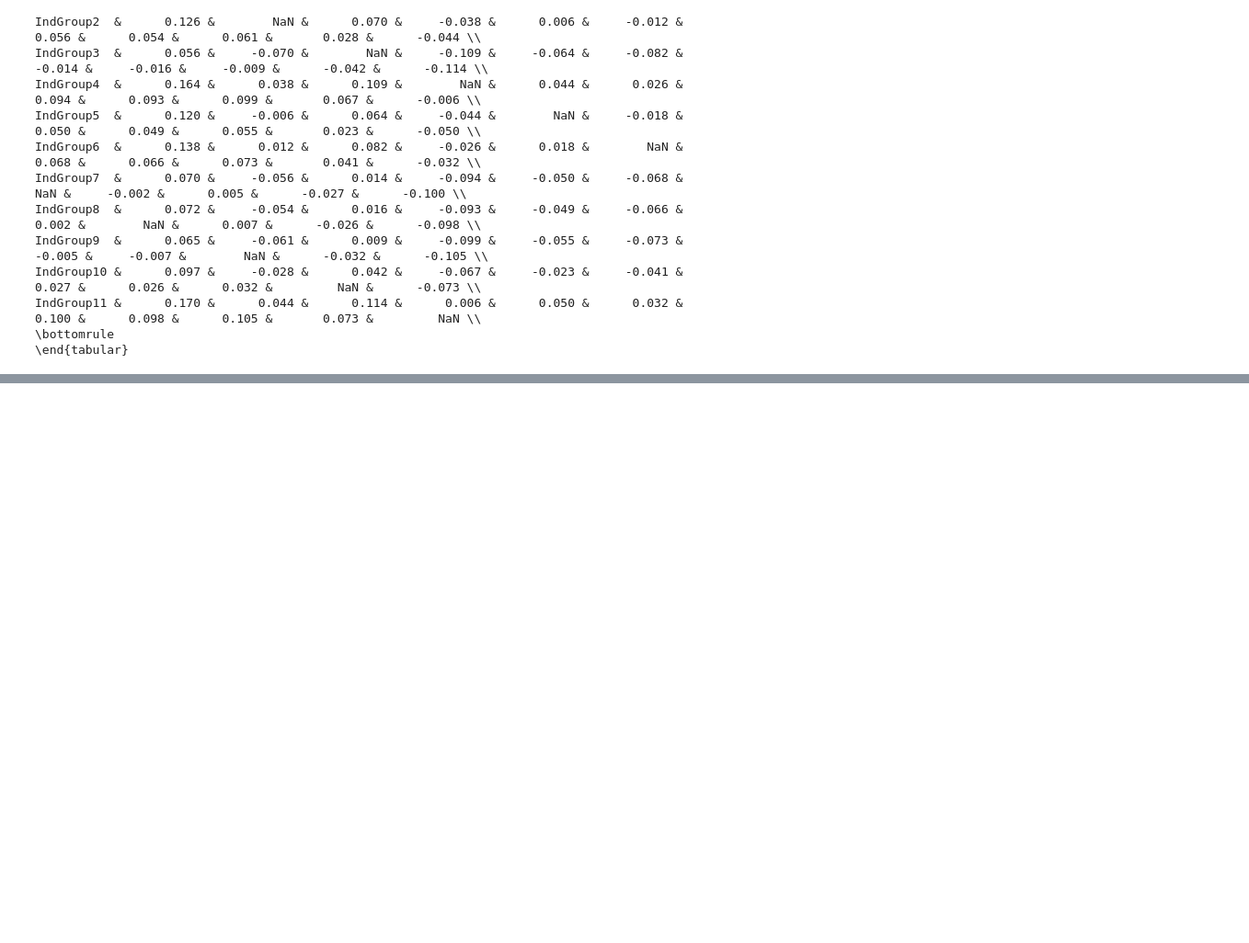
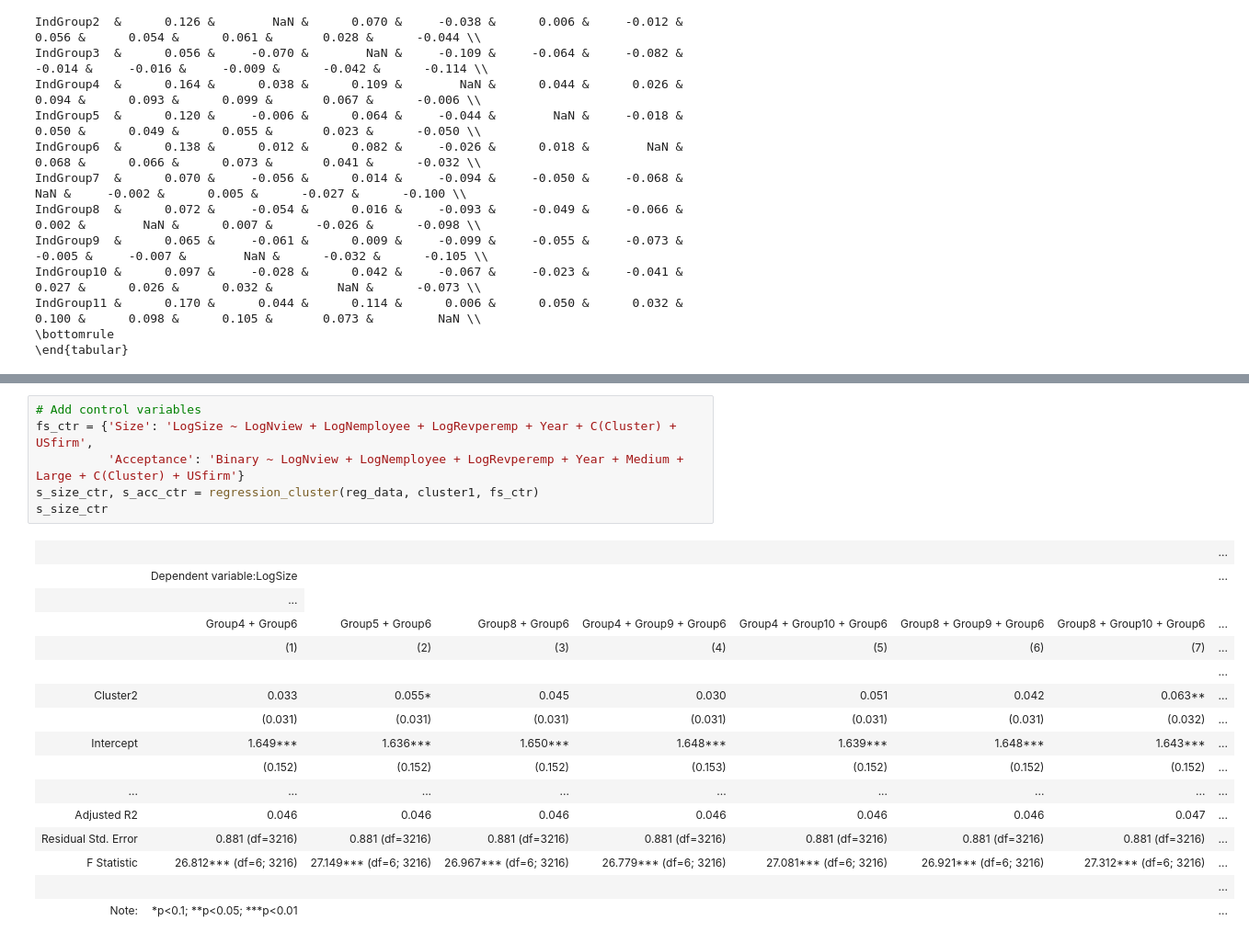
Before and after one commit to wanxii/nonlinear-pricing, a Jupyter notebook: regression.ipynb, the cells around one changed output, grey strips where cells are left out. Shown at 92% size. Saved outputs shown, nothing was run; the diff lists cells and outputs as text; blank space fills up the shorter version.

```diff
--- a/regression.ipynb
+++ b/regression.ipynb
@@ -1101,0 +1212,23 @@ IndGroup11 &      0.170 &      0.044 &      0.114 &      0.006 &      0.050 &
+# %%
+# Add control variables
+fs_ctr = {'Size': 'LogSize ~ LogNview + LogNemployee + LogRevperemp + Year + C(Cluster) + USfirm',
+          'Acceptance': 'Binary ~ LogNview + LogNemployee + LogRevperemp + Year + Medium + Large + C(Cluster) + USfirm'}
+s_size_ctr, s_acc_ctr = regression_cluster(reg_data, cluster1, fs_ctr)
+s_size_ctr
+# %% [output]
+|  |  |  |  |  |  |  |  | ... |
+|  | Dependent variable:LogSize |  |  |  |  |  |  | ... |
+|  | ... |
+|  | Group4 + Group6 | Group5 + Group6 | Group8 + Group6 | Group4 + Group9 + Group6 | Group4 + Group10 + Group6 | Group8 + Group9 + Group6 | Group8 + Group10 + Group6 | ... |
+|  | (1) | (2) | (3) | (4) | (5) | (6) | (7) | ... |
+|  |  |  |  |  |  |  |  | ... |
+| Cluster2 | 0.033 | 0.055* | 0.045 | 0.030 | 0.051 | 0.042 | 0.063** | ... |
+|  | (0.031) | (0.031) | (0.031) | (0.031) | (0.031) | (0.031) | (0.032) | ... |
+| Intercept | 1.649*** | 1.636*** | 1.650*** | 1.648*** | 1.639*** | 1.648*** | 1.643*** | ... |
+|  | (0.152) | (0.152) | (0.152) | (0.153) | (0.152) | (0.152) | (0.152) | ... |
+| ... | ... | ... | ... | ... | ... | ... | ... | ... |
+| Adjusted R2 | 0.046 | 0.046 | 0.046 | 0.046 | 0.046 | 0.046 | 0.047 | ... |
+| Residual Std. Error | 0.881 (df=3216) | 0.881 (df=3216) | 0.881 (df=3216) | 0.881 (df=3216) | 0.881 (df=3216) | 0.881 (df=3216) | 0.881 (df=3216) | ... |
+| F Statistic | 26.812*** (df=6; 3216) | 27.149*** (df=6; 3216) | 26.967*** (df=6; 3216) | 26.779*** (df=6; 3216) | 27.081*** (df=6; 3216) | 26.921*** (df=6; 3216) | 27.312*** (df=6; 3216) | ... |
+|  |  |  |  |  |  |  |  | ... |
+| Note: | *p<0.1; **p<0.05; ***p<0.01 |  |  |  |  |  |  | ... |
```
Also changed, not shown: parts of 24 cells of this notebook.
